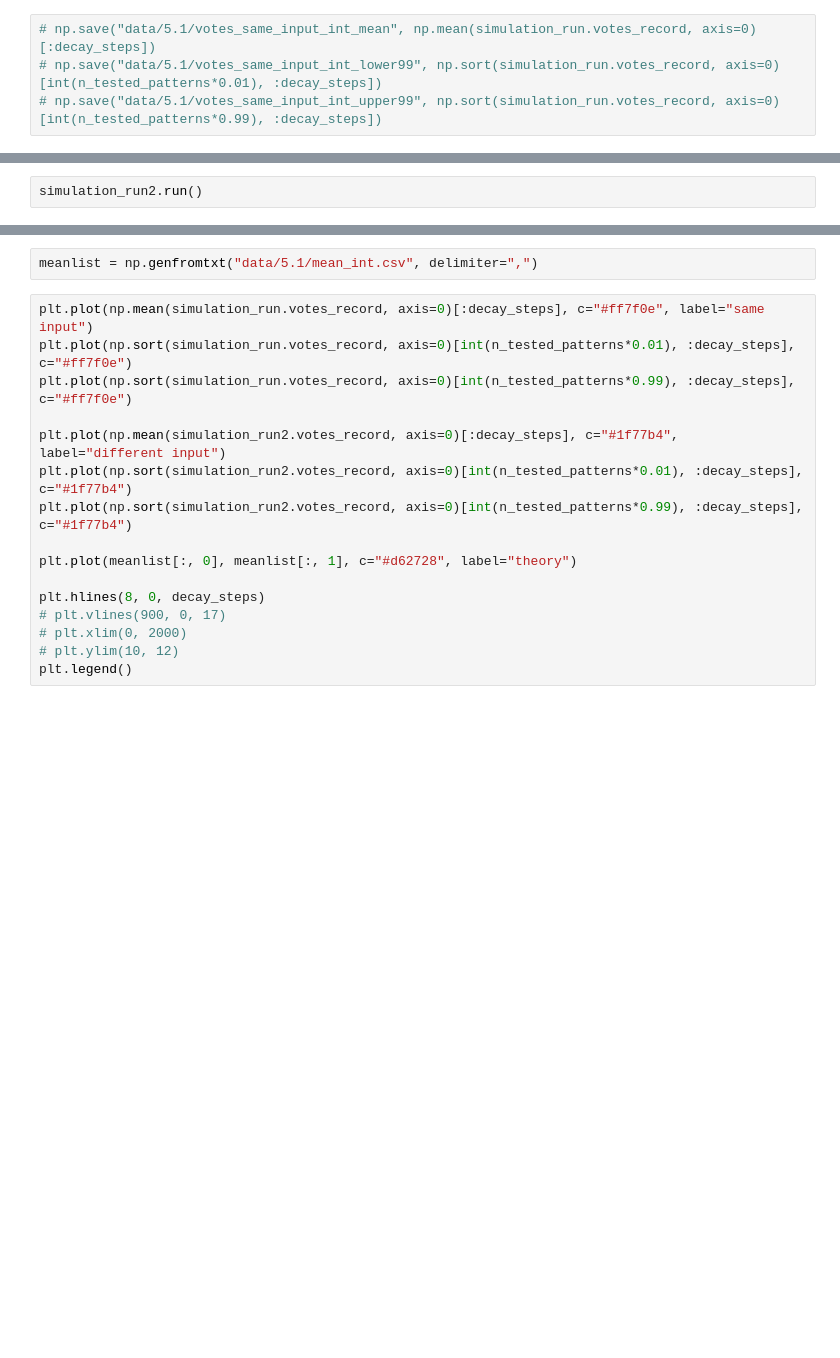
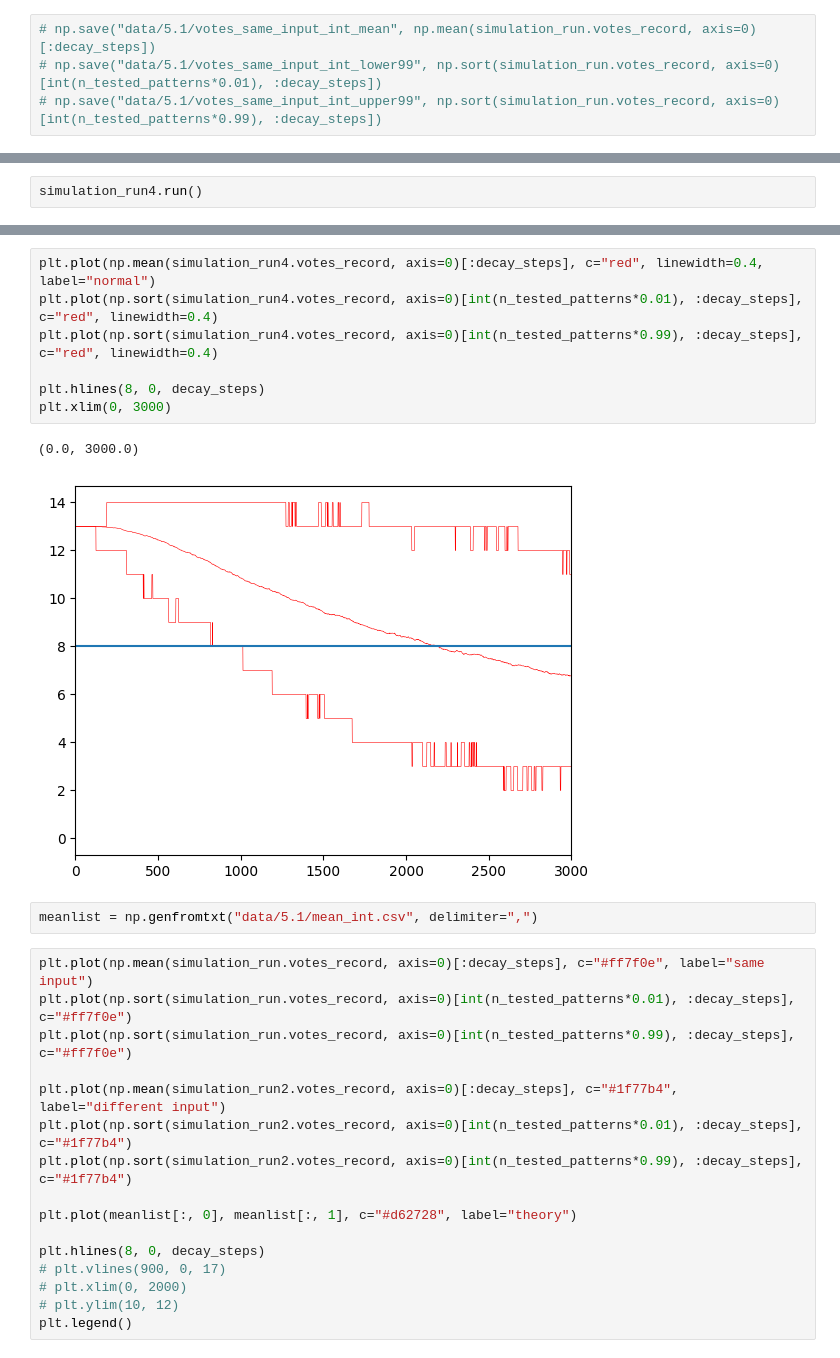
Before and after one commit to Cai-Fangxu/dendrite_project, a Jupyter notebook: test.ipynb, the cells around one changed output, grey strips where cells are left out. Cells and saved outputs as stored; diff of their text form; blank space fills up the shorter version.

```diff
--- a/test.ipynb
+++ b/test.ipynb
@@ -99,2 +100,2 @@ simulation_run2 = lib.Simulation_Run2(neuron2, seed=123456, decay_steps=decay_st
 # %%
-simulation_run2.run()
+simulation_run4.run()
@@ -101,3 +115,13 @@ simulation_run2.run()
+# %%
+plt.plot(np.mean(simulation_run4.votes_record, axis=0)[:decay_steps], c="red", linewidth=0.4, label="normal")
+plt.plot(np.sort(simulation_run4.votes_record, axis=0)[int(n_tested_patterns*0.01), :decay_steps], c="red", linewidth=0.4)
+plt.plot(np.sort(simulation_run4.votes_record, axis=0)[int(n_tested_patterns*0.99), :decay_steps], c="red", linewidth=0.4)
+
+plt.hlines(8, 0, decay_steps)
+plt.xlim(0, 3000)
+# %% [output]
+(0.0, 3000.0)
+[figure, added]
 # %%
 meanlist = np.genfromtxt("data/5.1/mean_int.csv", delimiter=",")
 # %%
```
Also changed, not shown: parts of 11 cells of this notebook, 2 other files.
